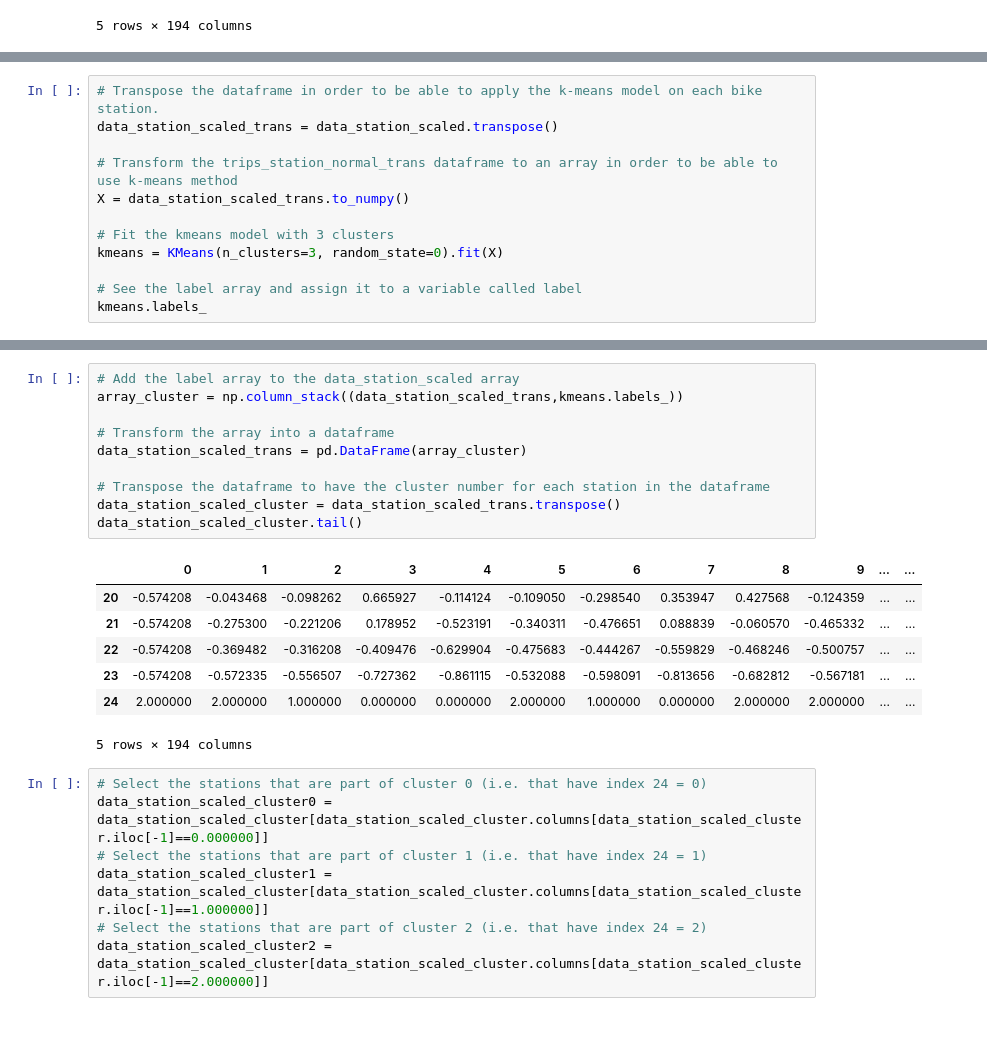
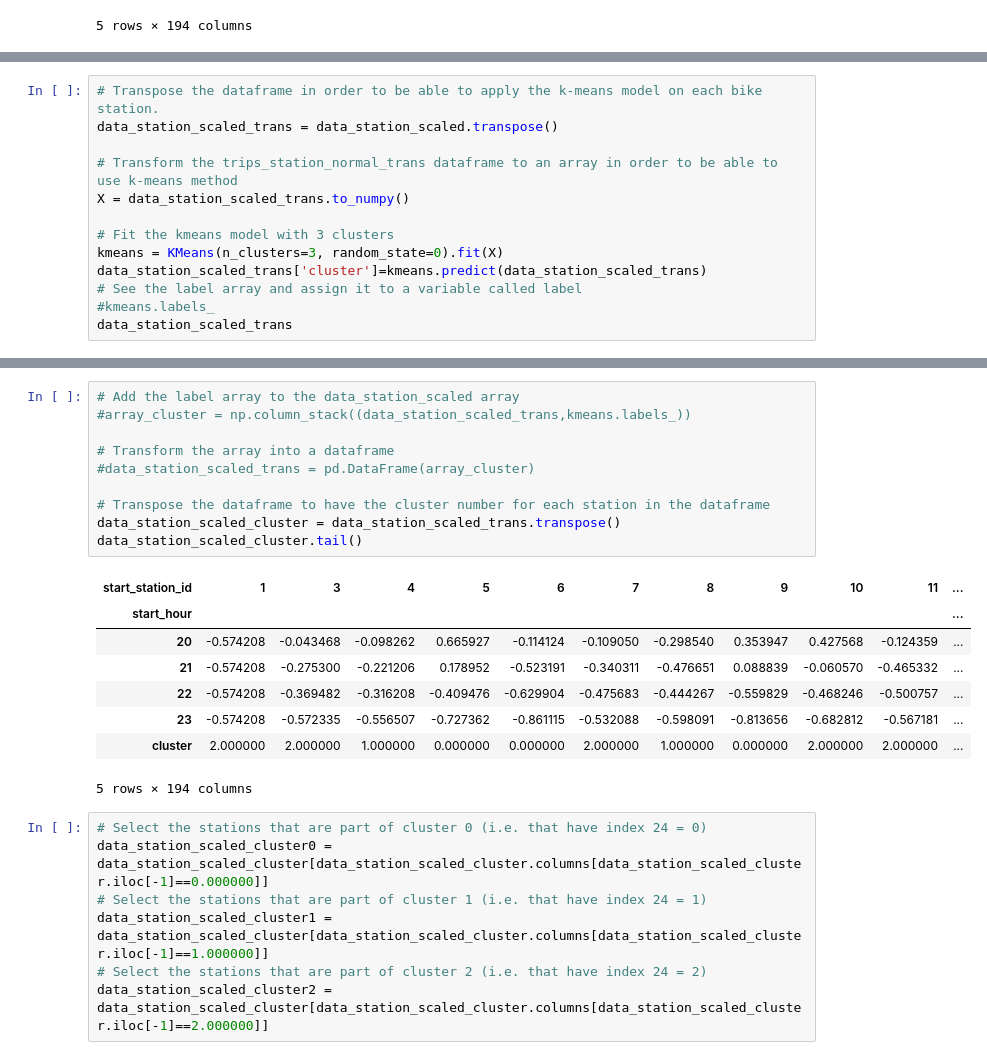
Before and after one commit to NinoVo931/AA_Project, a Jupyter notebook: Clustering.ipynb, the cells around one changed output, grey strips where cells are left out. Saved outputs shown, nothing was run; the diff lists cells and outputs as text; blank space fills up the shorter version.

```diff
--- a/Clustering.ipynb
+++ b/Clustering.ipynb
@@ -345,7 +356,8 @@ X = data_station_scaled_trans.to_numpy()
 
 # Fit the kmeans model with 3 clusters
 kmeans = KMeans(n_clusters=3, random_state=0).fit(X)
-
+data_station_scaled_trans['cluster']=kmeans.predict(data_station_scaled_trans)
 # See the label array and assign it to a variable called label
-kmeans.labels_
+#kmeans.labels_
+data_station_scaled_trans
 # %% [output]
@@ -361,20 +378,21 @@ array([2, 2, 1, 0, 0, 2, 1, 0, 2, 2, 0, 0, 2, 1, 0, 0, 1, 0, 0, 0, 0, 2,
 # %%
 # Add the label array to the data_station_scaled array
-array_cluster = np.column_stack((data_station_scaled_trans,kmeans.labels_))
+#array_cluster = np.column_stack((data_station_scaled_trans,kmeans.labels_))
 
 # Transform the array into a dataframe
-data_station_scaled_trans = pd.DataFrame(array_cluster)
+#data_station_scaled_trans = pd.DataFrame(array_cluster)
 
 # Transpose the dataframe to have the cluster number for each station in the dataframe
 data_station_scaled_cluster = data_station_scaled_trans.transpose()
 data_station_scaled_cluster.tail()
 # %% [output]
-|  | 0 | 1 | 2 | 3 | 4 | 5 | 6 | 7 | 8 | 9 | ... | ... |
-| 20 | -0.574208 | -0.043468 | -0.098262 | 0.665927 | -0.114124 | -0.109050 | -0.298540 | 0.353947 | 0.427568 | -0.124359 | ... | ... |
-| 21 | -0.574208 | -0.275300 | -0.221206 | 0.178952 | -0.523191 | -0.340311 | -0.476651 | 0.088839 | -0.060570 | -0.465332 | ... | ... |
-| 22 | -0.574208 | -0.369482 | -0.316208 | -0.409476 | -0.629904 | -0.475683 | -0.444267 | -0.559829 | -0.468246 | -0.500757 | ... | ... |
-| 23 | -0.574208 | -0.572335 | -0.556507 | -0.727362 | -0.861115 | -0.532088 | -0.598091 | -0.813656 | -0.682812 | -0.567181 | ... | ... |
-| 24 | 2.000000 | 2.000000 | 1.000000 | 0.000000 | 0.000000 | 2.000000 | 1.000000 | 0.000000 | 2.000000 | 2.000000 | ... | ... |
+| start_station_id | 1 | 3 | 4 | 5 | 6 | 7 | 8 | 9 | 10 | 11 | ... |
+| start_hour |  |  |  |  |  |  |  |  |  |  | ... |
+| 20 | -0.574208 | -0.043468 | -0.098262 | 0.665927 | -0.114124 | -0.109050 | -0.298540 | 0.353947 | 0.427568 | -0.124359 | ... |
+| 21 | -0.574208 | -0.275300 | -0.221206 | 0.178952 | -0.523191 | -0.340311 | -0.476651 | 0.088839 | -0.060570 | -0.465332 | ... |
+| 22 | -0.574208 | -0.369482 | -0.316208 | -0.409476 | -0.629904 | -0.475683 | -0.444267 | -0.559829 | -0.468246 | -0.500757 | ... |
+| 23 | -0.574208 | -0.572335 | -0.556507 | -0.727362 | -0.861115 | -0.532088 | -0.598091 | -0.813656 | -0.682812 | -0.567181 | ... |
+| cluster | 2.000000 | 2.000000 | 1.000000 | 0.000000 | 0.000000 | 2.000000 | 1.000000 | 0.000000 | 2.000000 | 2.000000 | ... |
 5 rows × 194 columns
 # %%
 # Select the stations that are part of cluster 0 (i.e. that have index 24 = 0)
```
Also changed, not shown: parts of 12 cells of this notebook, 1 other file.
